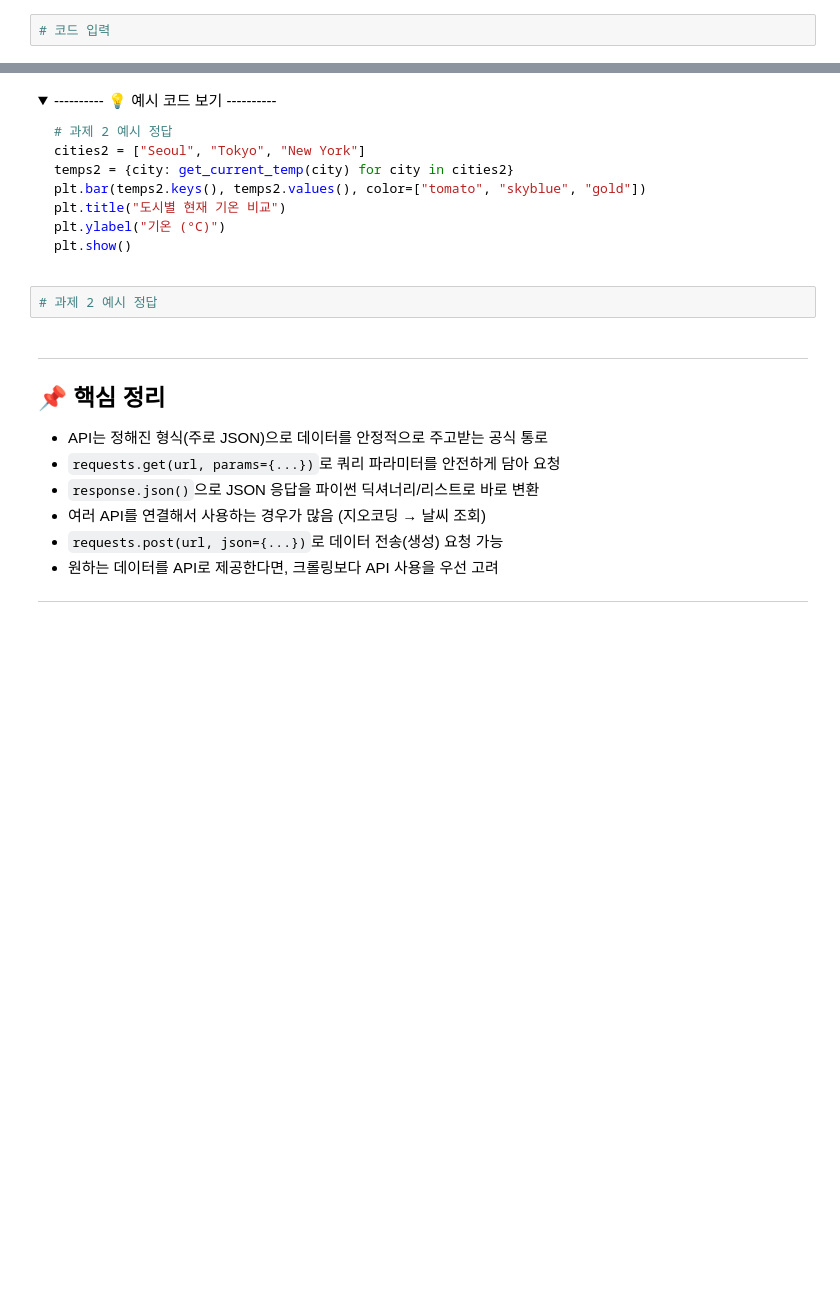
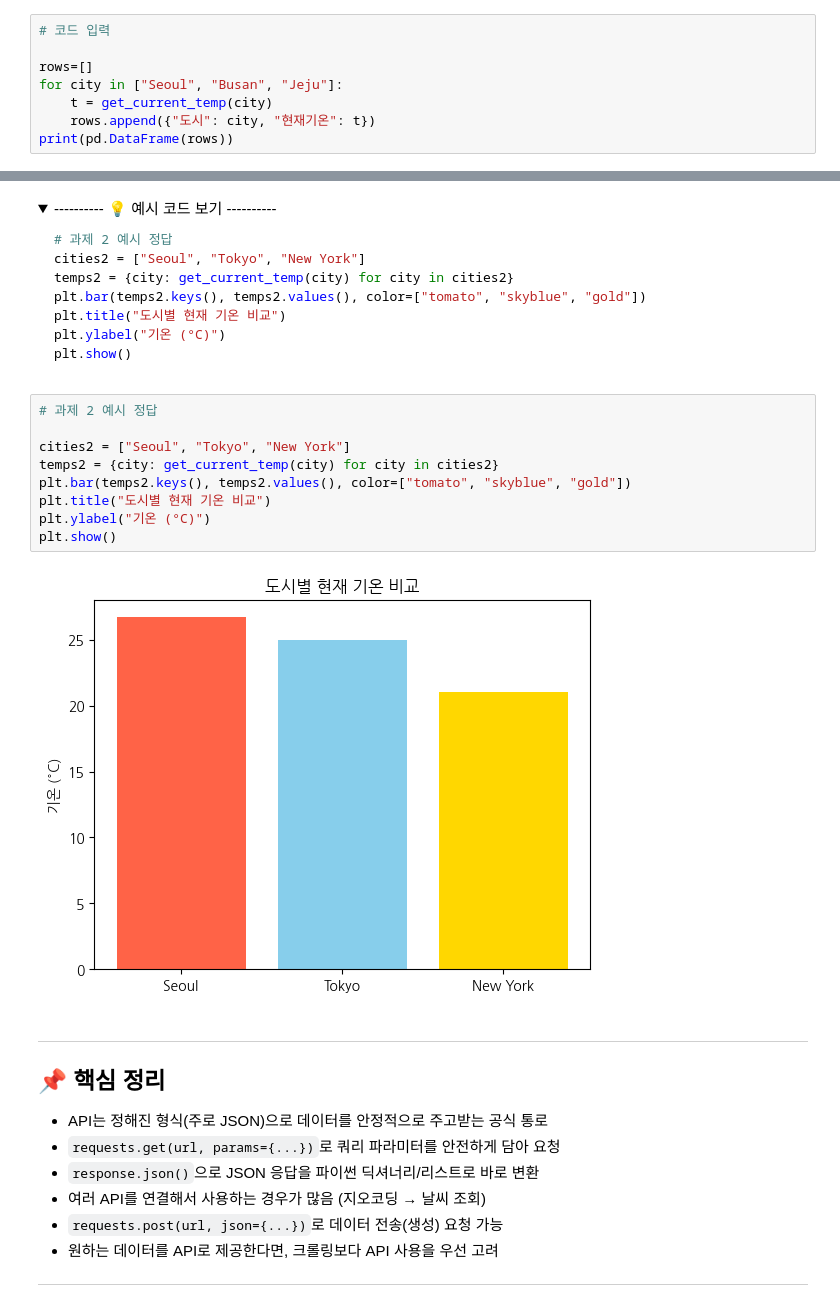
Before and after one commit to sh97b/EST_AI_Challengers, a Jupyter notebook: week2_data_literacy/CH10_특성엔지니어링_데이터수집.ipynb, the cells around one changed output, grey strips where cells are left out. Saved outputs shown, nothing was run; the diff lists cells and outputs as text; folded sections open; blank space fills up the shorter version.

```diff
--- a/week2_data_literacy/CH10_특성엔지니어링_데이터수집.ipynb
+++ b/week2_data_literacy/CH10_특성엔지니어링_데이터수집.ipynb
@@ -2184,3 +2222,9 @@ print(pd.DataFrame(rows))
 </details>
 # %%
 # 코드 입력
+
+rows=[]
+for city in ["Seoul", "Busan", "Jeju"]:
+    t = get_current_temp(city)
+    rows.append({"도시": city, "현재기온": t})
+print(pd.DataFrame(rows))
@@ -2238,6 +2305,15 @@ plt.show()
 </details>
 # %%
 # 과제 2 예시 정답
+
+cities2 = ["Seoul", "Tokyo", "New York"]
+temps2 = {city: get_current_temp(city) for city in cities2}
+plt.bar(temps2.keys(), temps2.values(), color=["tomato", "skyblue", "gold"])
+plt.title("도시별 현재 기온 비교")
+plt.ylabel("기온 (°C)")
+plt.show()
+# %% [output]
+[figure, added]
 # %% [markdown]
 ---
 
```
Also changed, not shown: parts of 16 cells of this notebook.
